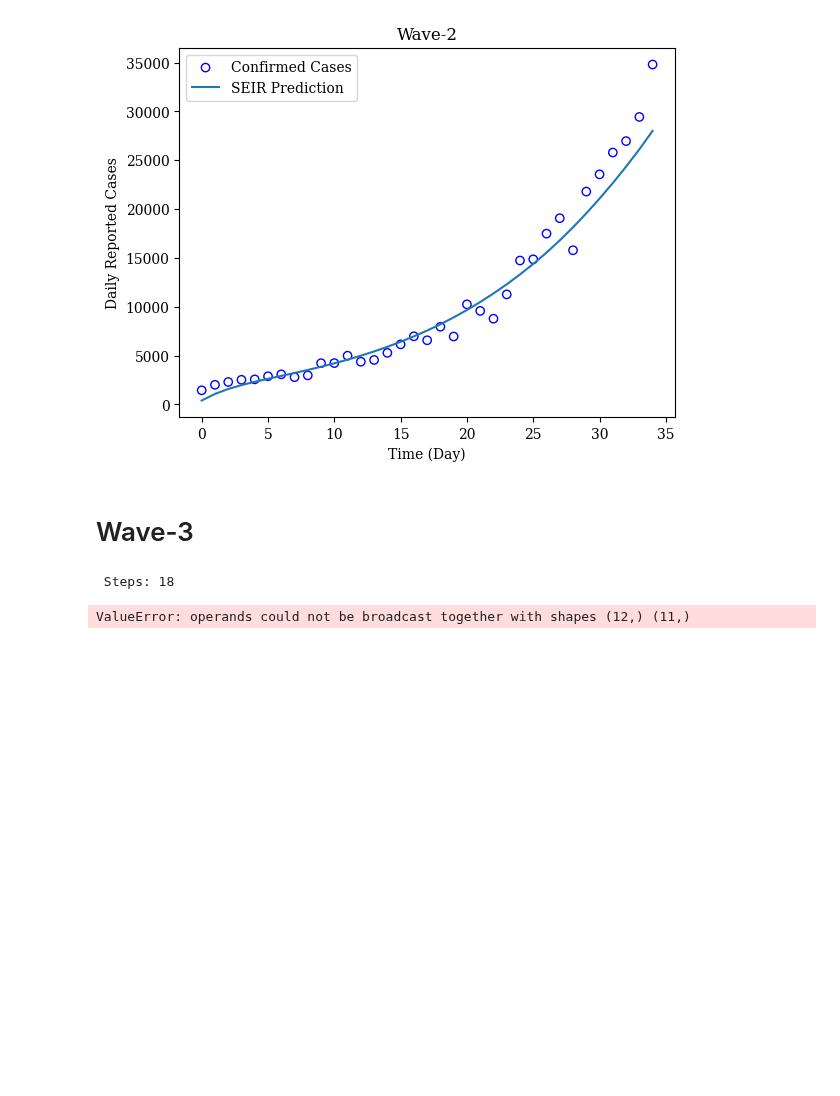
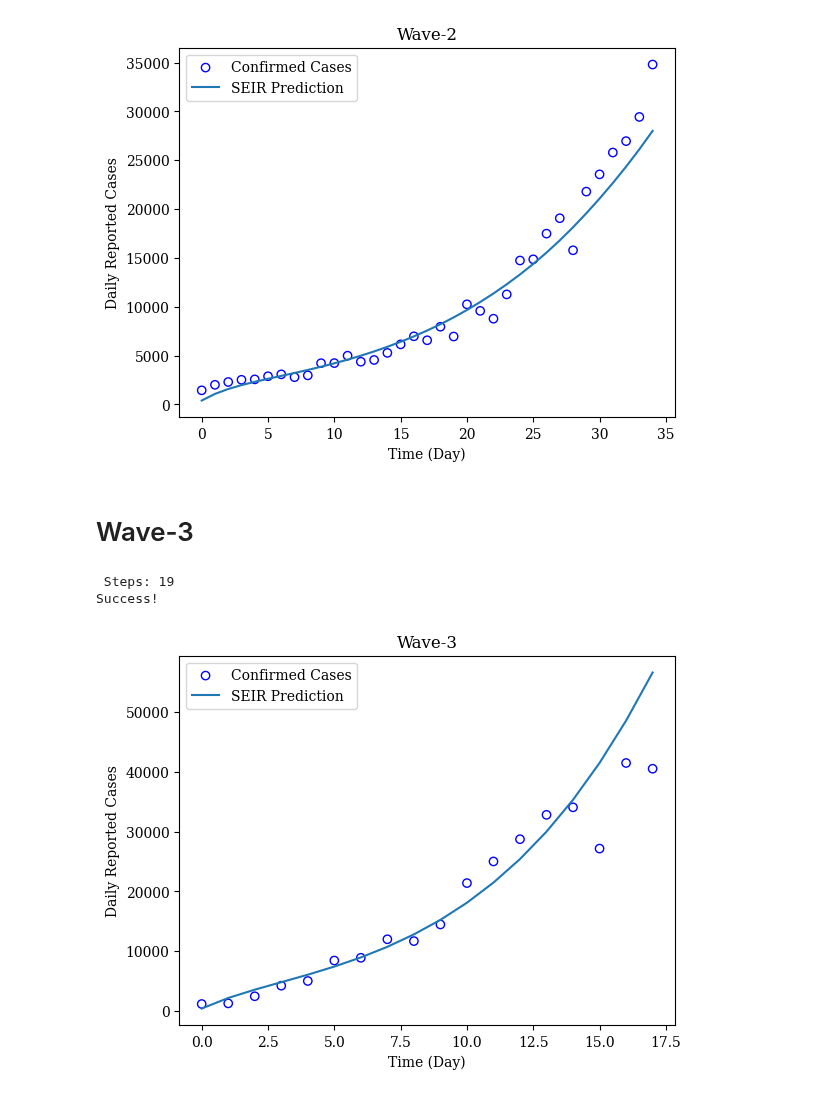
Before and after one commit to HimanshuSingh-all/Computational-Epidemiology-ICTS, a Jupyter notebook: assignments/assignment-1/comp_epi_assign_1.ipynb, the cells around one changed output. Cells and saved outputs as stored; diff of their text form; code cells hidden in the pictures; blank space fills up the shorter version.

```diff
--- a/assignments/assignment-1/comp_epi_assign_1.ipynb
+++ b/assignments/assignment-1/comp_epi_assign_1.ipynb
@@ -480,7 +481,7 @@ first_wave_constraints = (
 )
 
 knowns = ( alpha, gamma, N)
-steps = wave_3_new_cases_confirmed.shape[0]
+steps = wave_3_cases_confirmed.shape[0]
 print(f' Steps: {steps}')
 argstopass = (
     knowns,
@@ -500,5 +501,48 @@ if res1_wave.success:
 else:
     print("Fail!")
 # %% [output]
- Steps: 18
+ Steps: 19
+Success!
-ValueError: operands could not be broadcast together with shapes (12,) (11,)
+# %%
+params_wave_3 = res1_wave.x
+beta_wave_3, exposed_wave_3, infected_wave_3, recovered_wave_3, cir_wave_3 = params_wave_3
+
+# simulate the wave-1 of the pandemic
+exposed_wave_3 = int(exposed_wave_3)
+infected_wave_3 = int(infected_wave_3)
+recovered_wave_3 = int(recovered_wave_3)
+seirparam = SEIRParams(
+    alpha=alpha,
+    beta=beta_wave_3,
+    gamma=gamma,
+    N = N
+)
+
+
+steps_wave_3 = wave_3_new_cases_confirmed.shape[0]
+teval = np.linspace(0, steps_wave_3-1, steps_wave_3)
+init_condition_wave_3 = np.array(
+    (
+    N - exposed_wave_3- infected_wave_3-recovered_wave_3,
+    exposed_wave_3,
+    infected_wave_3,
+    recovered_wave_3
+    )
+    )
+solution_wave_3 = solve_ivp(
+    fun = seir_diff,
+    args=(seirparam,),
+    t_span= (teval[0], teval[-1]),
+    t_eval= teval,
+    y0 = init_condition_wave_3
+)
+reported_theoretical_cases = solution_wave_3.y[1]*alpha*cir_wave_3
+plt.scatter(teval, wave_3_new_cases_confirmed, label = 'Confirmed Cases', facecolor = 'none', edgecolors='blue')
+plt.plot(teval, reported_theoretical_cases, label = 'SEIR Prediction')
+plt.xlabel('Time (Day)')
+plt.ylabel('Daily Reported Cases')
+plt.title('Wave-3')
+plt.legend()
+plt.show()
+# %% [output]
+[figure, added]
```
Also changed, not shown: parts of 4 cells of this notebook.
